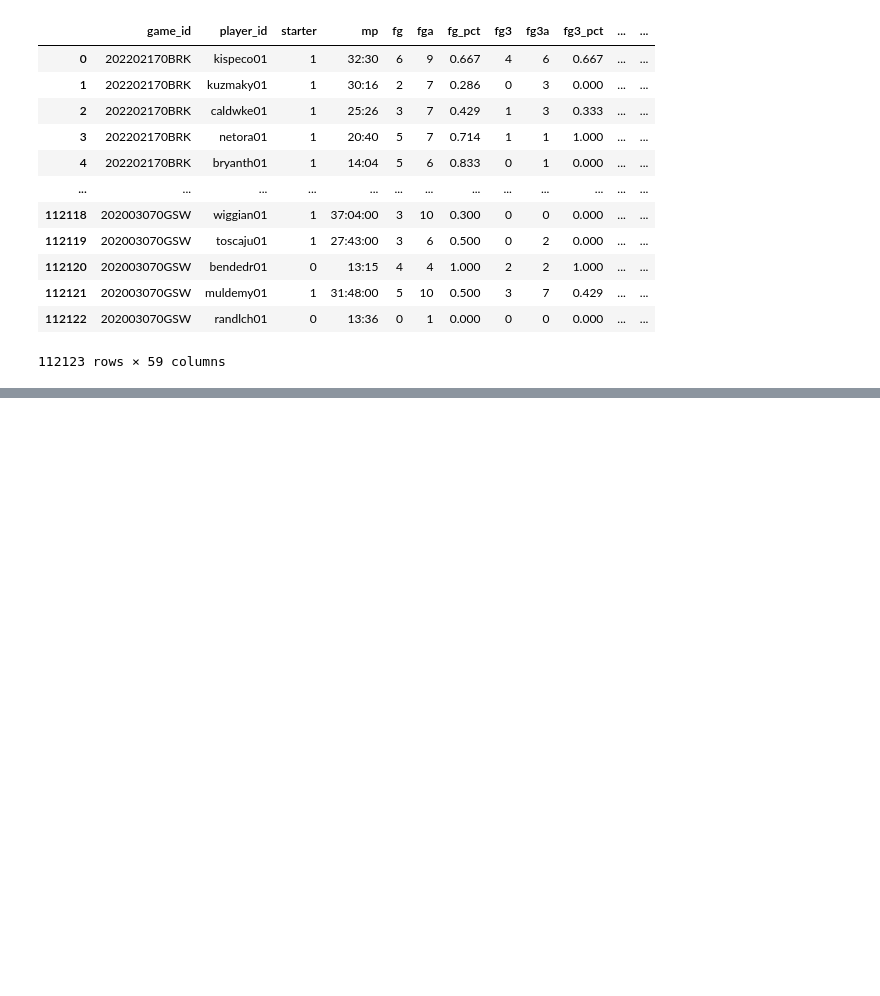
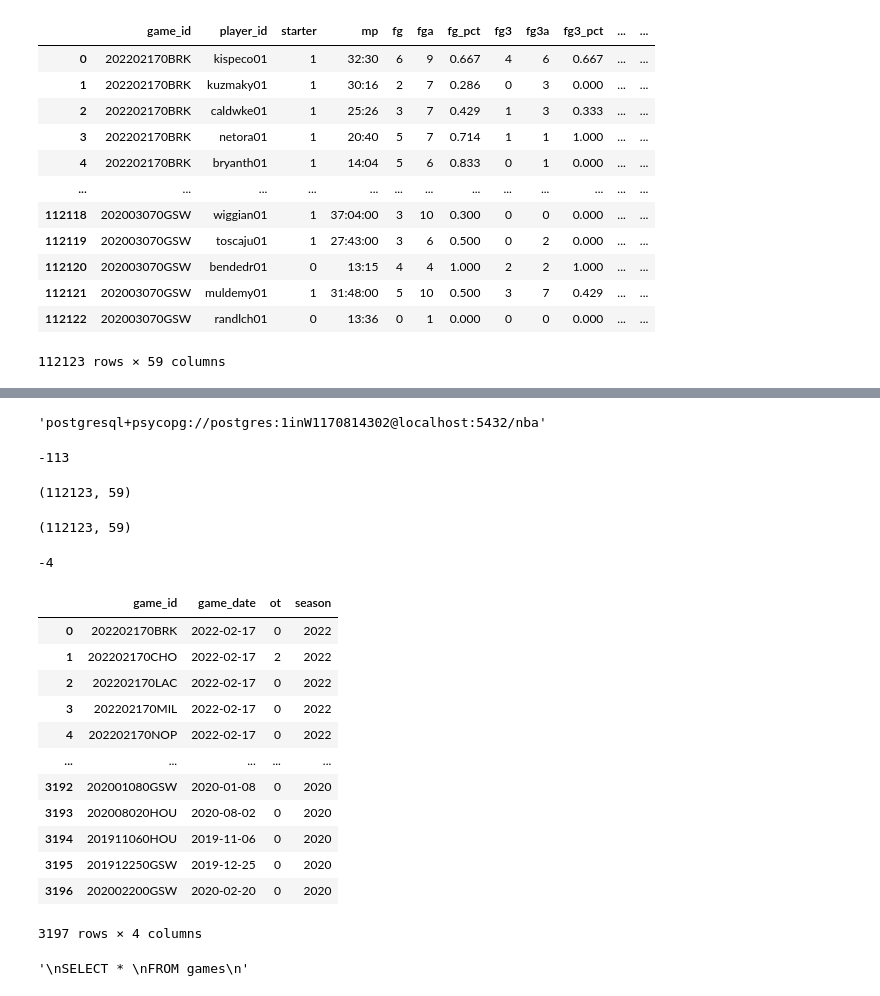
Before and after one commit to shroffr01/ds6001databases, a Jupyter notebook: nba_normalforms.ipynb, the cells around one changed output, grey strips where cells are left out. Saved outputs shown, nothing was run; the diff lists cells and outputs as text; code cells hidden in the pictures; blank space fills up the shorter version.

```diff
--- a/nba_normalforms.ipynb
+++ b/nba_normalforms.ipynb
@@ -150,3 +150,8 @@ player_game
 | 112121 | 202003070GSW | muldemy01 | 1 | 31:48:00 | 5 | 10 | 0.500 | 3 | 7 | 0.429 | ... | ... |
 | 112122 | 202003070GSW | randlch01 | 0 | 13:36 | 0 | 1 | 0.000 | 0 | 0 | 0.000 | ... | ... |
 112123 rows × 59 columns
+# %%
+player_game.columns = [x.lower().replace('%','_pct') for x in player_game.columns]
+team_game_table.columns = [x.lower().replace('%','_pct') for x in team_game_table.columns]
+players.columns = [x.lower().replace('%','_pct') for x in players.columns]
+games.columns = [x.lower().replace('%','_pct') for x in games.columns]
@@ -152,0 +209,57 @@ player_game
+# %%
+# upload NBA dataframes to nba data base
+dbms = 'postgresql'
+connector = 'psycopg'
+user = 'postgres'
+password = postgres_password
+host = 'localhost'
+port = '5432'
+database = 'nba'
+engine_string = f'{dbms}+{connector}://{user}:{password}@{host}:{port}/{database}'
+engine_string
+# %% [output]
+'postgresql+psycopg://postgres:1inW1170814302@localhost:5432/nba'
+# %%
+engine = create_engine(engine_string)
+# %%
+player_game.to_sql('player_game', con=engine, chunksize=1000, if_exists='replace', index=False)
+# %% [output]
+-113
+# %%
+player_game.shape
+# %% [output]
+(112123, 59)
+# %%
+pd.read_sql_query('SELECT * FROM player_game', con=engine).shape
+# %% [output]
+(112123, 59)
+# %%
+team_game_table.to_sql('team_game', con=engine, chunksize=1000, if_exists='replace', index=False)
+players.to_sql('players', con=engine, chunksize=1000, if_exists='replace', index=False)
+games.to_sql('games', con=engine, chunksize=1000, if_exists='replace', index=False)
+# %% [output]
+-4
+# %%
+myquery = '''
+SELECT *
+FROM games
+'''
+pd.read_sql_query(myquery, con=engine)
+# %% [output]
+|  | game_id | game_date | ot | season |
+| 0 | 202202170BRK | 2022-02-17 | 0 | 2022 |
+| 1 | 202202170CHO | 2022-02-17 | 2 | 2022 |
+| 2 | 202202170LAC | 2022-02-17 | 0 | 2022 |
+| 3 | 202202170MIL | 2022-02-17 | 0 | 2022 |
+| 4 | 202202170NOP | 2022-02-17 | 0 | 2022 |
+| ... | ... | ... | ... | ... |
+| 3192 | 202001080GSW | 2020-01-08 | 0 | 2020 |
+| 3193 | 202008020HOU | 2020-08-02 | 0 | 2020 |
+| 3194 | 201911060HOU | 2019-11-06 | 0 | 2020 |
+| 3195 | 201912250GSW | 2019-12-25 | 0 | 2020 |
+| 3196 | 202002200GSW | 2020-02-20 | 0 | 2020 |
+3197 rows × 4 columns
+# %%
+myquery
+# %% [output]
+'\nSELECT * \nFROM games\n'
```
Also changed, not shown: parts of 6 cells of this notebook, 11 other files.
